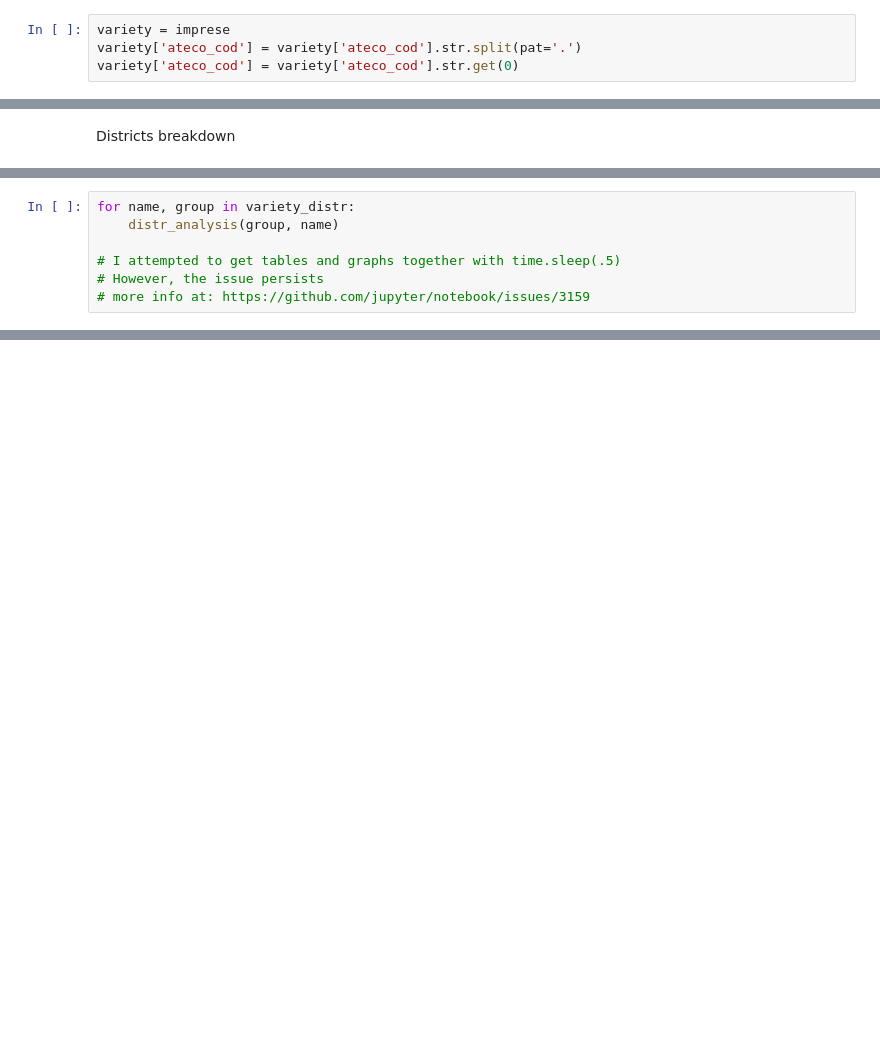
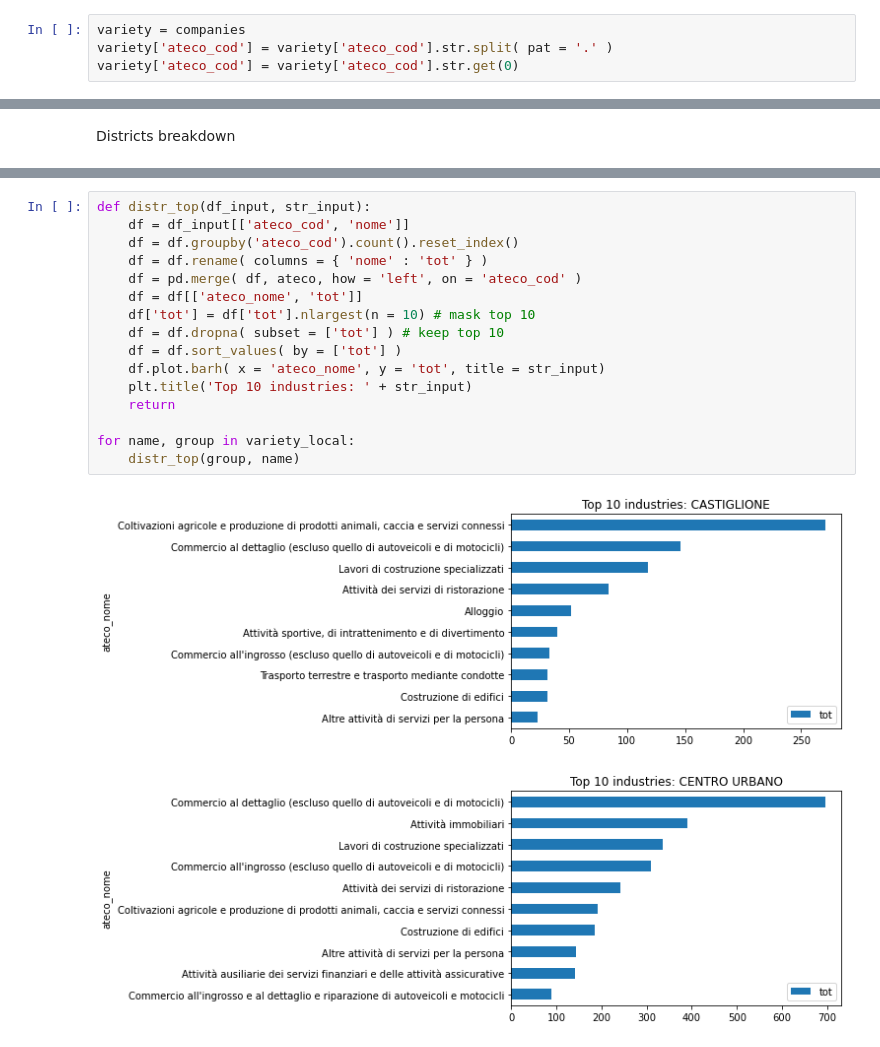
Before and after one commit to p-vale/citylife-indicators, a Jupyter notebook: industry-variety.ipynb, the cells around one changed output, grey strips where cells are left out. Saved outputs shown, nothing was run; the diff lists cells and outputs as text; blank space fills up the shorter version.

```diff
--- a/industry-variety.ipynb
+++ b/industry-variety.ipynb
@@ -151,6 +117,6 @@ distribution_count.plot(column='imprese_num', legend = True)
 # %% [markdown]
 ### Variety
 # %%
-variety = imprese
-variety['ateco_cod'] = variety['ateco_cod'].str.split(pat='.')
+variety = companies
+variety['ateco_cod'] = variety['ateco_cod'].str.split( pat = '.' )
 variety['ateco_cod'] = variety['ateco_cod'].str.get(0)
@@ -216,7 +161,0 @@ def distr_analysis(df_input, str_input):
-# %%
-for name, group in variety_distr:
-    distr_analysis(group, name)
-
-# I attempted to get tables and graphs together with time.sleep(.5)
-# However, the issue persists
-# more info at: https://github.com/jupyter/notebook/issues/3159
@@ -243,0 +218,19 @@ SANT'ALBERTO total number of company types: 31
+# %%
+def distr_top(df_input, str_input):
+    df = df_input[['ateco_cod', 'nome']]
+    df = df.groupby('ateco_cod').count().reset_index()
+    df = df.rename( columns = { 'nome' : 'tot' } )
+    df = pd.merge( df, ateco, how = 'left', on = 'ateco_cod' )
+    df = df[['ateco_nome', 'tot']]
+    df['tot'] = df['tot'].nlargest(n = 10) # mask top 10
+    df = df.dropna( subset = ['tot'] ) # keep top 10
+    df = df.sort_values( by = ['tot'] )
+    df.plot.barh( x = 'ateco_nome', y = 'tot', title = str_input)
+    plt.title('Top 10 industries: ' + str_input)
+    return
+
+for name, group in variety_local:
+    distr_top(group, name)
+# %% [output]
+[figure, added]
+[figure, added]
```
Also changed, not shown: parts of 22 cells of this notebook, 7 other files.
